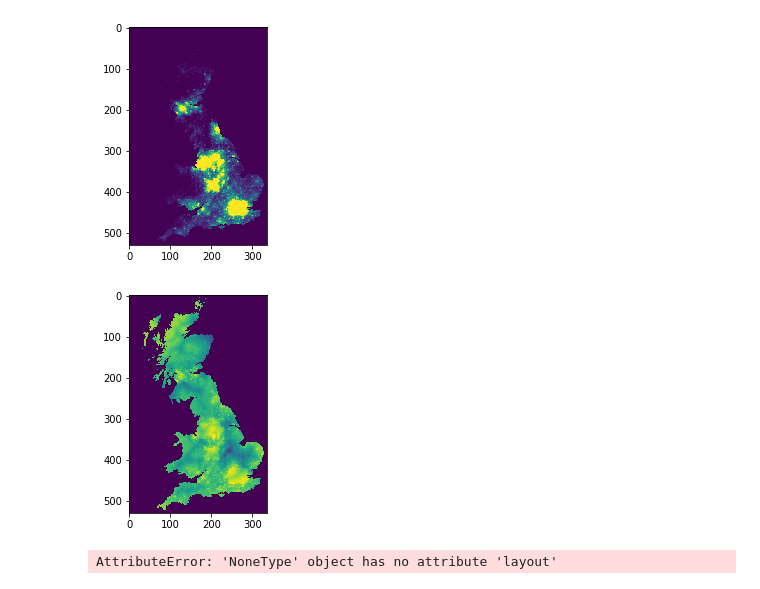
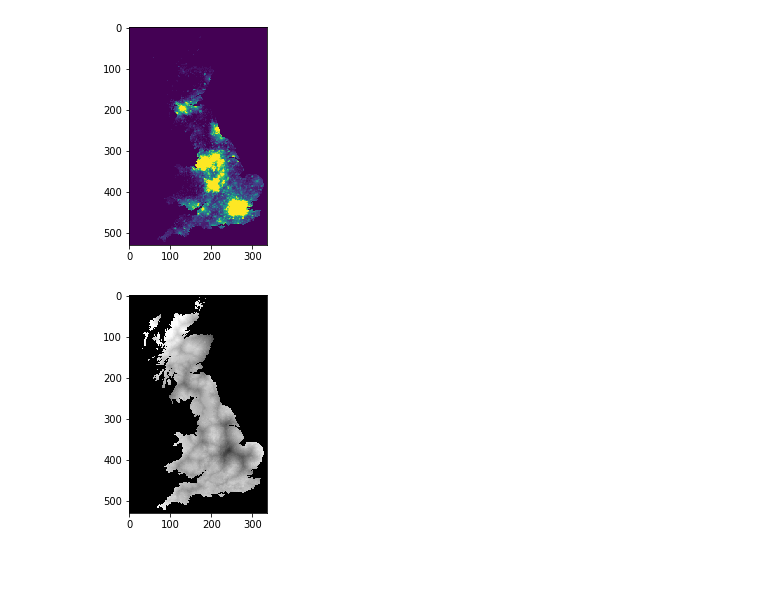
Before and after one commit to sebnyawalo/GEOG5003---Assignment-2, a Jupyter notebook: GEOG5003_Assignment_two.ipynb, the cells around one changed output. Cells and saved outputs as stored; diff of their text form; code cells hidden in the pictures.

```diff
--- a/GEOG5003_Assignment_two.ipynb
+++ b/GEOG5003_Assignment_two.ipynb
@@ -6,8 +8,9 @@ from ipywidgets import interact, interact_manual
 # %%
 # define the widgets and build UI
-header = HTML("<h1>Suitable Site for Factory</h1>", layout=Layout(height='auto'))
+header = HTML("<h3>Suitable Site for Factory</h3>", layout=Layout(height='auto'))
 header.style.text_align='center'
 Geology = IntSlider(description="Geology",value = 60)
 Transport = IntSlider(description="Transport", value= 30)
 Population = IntSlider(description="Population", value=10)
-Run = Button(description="Execute")
+Run = Button(description='Run  Model')
+# Run = Button(description="Execute")
@@ -29,5 +30,7 @@ population_layer = Data.Read_data('Pop.txt').read()
 # %%
 #  get  weights of every layer from the widgets
-geology_weight = Geology.value / 100
-Transport_weight = Transport.value /100
-Pop_weight = Population.value /100
+#  Convert the slider values to parcentage
+
+geo_w = Geology.value / 100
+trans_w = Transport.value /100
+pop_w = Population.value /100
@@ -58 +104,4 @@ True
+# %%
+weighted_overlay_layer = compute_weighted_overlay(geology_layer,tansport_layer,population_layer,geo_w,trans_w,pop_w)
+normalized_weighted_layer = normalize_layer(weighted_overlay_layer)
 # %%
@@ -65,5 +117,10 @@ with open("weighted_overlay.txt", "w") as f:
 # %%
 #  plot the weigted overlay map
 def plot_weighted_overlay_layer():
-    plt.imshow(weighted_overlay_layer)
+
+    """ plots the normalised_weighted _layer in grey scale
+    """
+
+    plt.imshow(weighted_overlay_layer,cmap='gray')
     plt.show()
+    return
@@ -101,13 +145,8 @@ plt.imshow(population_layer)
 plt.show()
 # %% [output]
 [figure]
-# %%
-grid = GridspecLayout(4, 3, height='300px')
-grid[:3, 1:] =  plot_weighted_overlay_layer()
-grid[:, 0] = Geology
-grid[3, 1] = Transport
-grid[3, 2] = Population
-grid
-# %% [output]
-[figure, removed]
-AttributeError: 'NoneType' object has no attribute 'layout'
+# %%
+#  bind the model run button
+Run.on_click(plot_weighted_overlay_layer())
+# %% [output]
+[figure, added]
```
Also changed, not shown: parts of 12 cells of this notebook, 4 other files.
